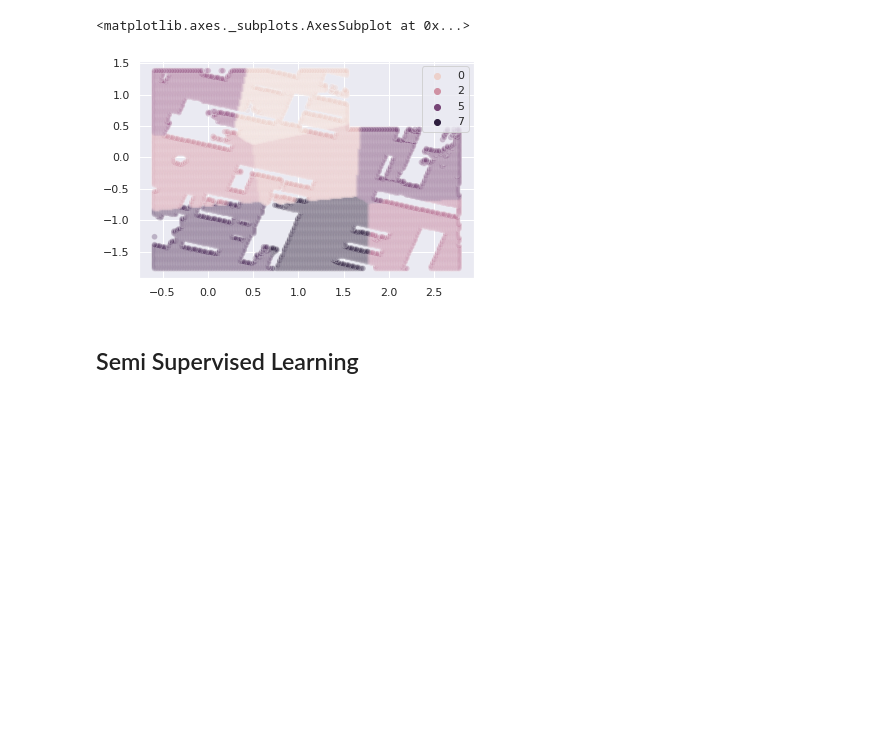
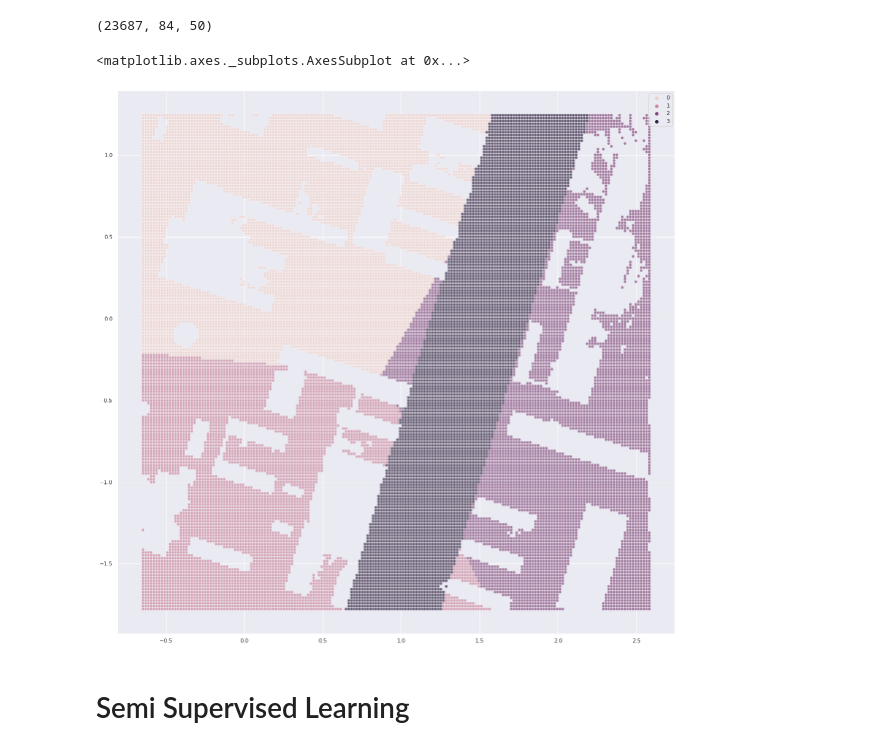
Before and after one commit to evangstav/Channel_Charting, a Jupyter notebook: notebooks/SemiSupervised.ipynb, the cells around one changed output. Cells and saved outputs as stored; diff of their text form; code cells hidden in the pictures; blank space fills up the shorter version.

Commit message:
Added SemiSupervised with 1) Mean Teacher and 2) Best Label Propagation

```diff
--- a/notebooks/SemiSupervised.ipynb
+++ b/notebooks/SemiSupervised.ipynb
@@ -50,15 +89,33 @@ theta = preprocessing(raw_theta, taps, raw_rx_positions)
 # %%
-y  = preprocessing(raw_rx_positions, taps, raw_rx_positions, padding=False)[:,:2]
+y  = preprocessing(raw_rx_positions, taps, rx_positions=pos , keep_idces=idces, padding=False)[:,:2]
 # %%
 X = np.hstack([taps, phi[:-10], theta[:-10]])
+X.shape
+# %% [output]
+(23687, 84, 50)
 # %%
 #assign labels to certain areas of the map using kmeans
-from sklearn.cluster import KMeans
-km = KMeans(n_clusters=8)
+from sklearn.cluster import KMeans, DBSCAN, SpectralClustering, MiniBatchKMeans
+km = MiniBatchKMeans(n_clusters=n_clusters)
 km = km.fit(y)
 labels = km.predict(y)
+# %%
+def in_alley(x,y):
+    f1 = lambda x: 3.2*x - 3.8
+    f2 = lambda x: 3.2*x - 5.8
+    x_min = x_2.min()
+    x_max = x_2.max()+0.62
+    if (x>=x_min and x<x_max):
+        if (f1(x)>=y and f2(x)<=y):
+            return True
+    return False
+# %%
+if custom_labels:
+    alley_list = [in_alley(y_[0], y_[1]) for y_ in y]
+    labels[alley_list] = n_clusters
 # %%
-sns.scatterplot(y[:,0], y[:,1], hue=labels, alpha=0.3)
+plt.figure(figsize=(20,20))
+sns.scatterplot(y[:,0], y[:,1], hue=labels, alpha=0.7)
 # %% [output]
 <matplotlib.axes._subplots.AxesSubplot at 0x...>
-[figure, old version]
+[figure, new version]
@@ -80,2 +122,2 @@ optimizer = torch.optim.Adam(model.parameters())
 # %% [markdown]
-## Semi Supervised Learning
+# Semi Supervised Learning
```
Also changed, not shown: parts of 21 cells of this notebook, 3 other files.
